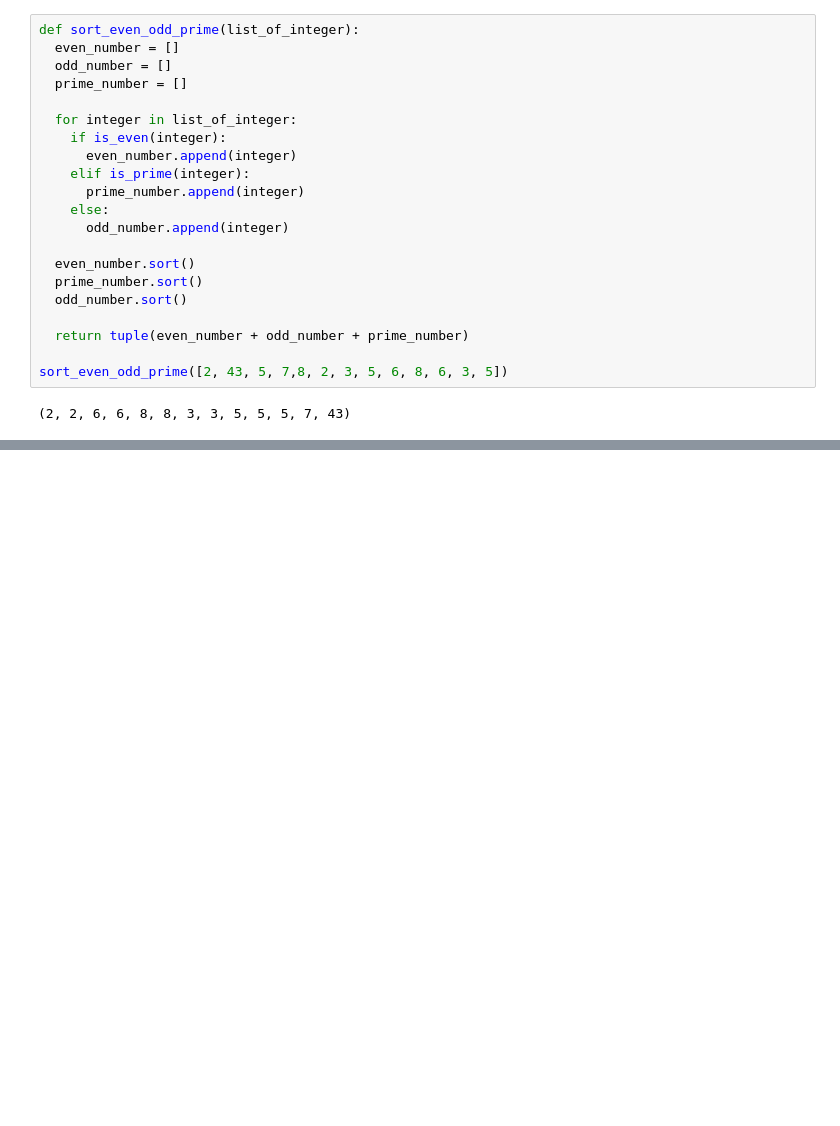
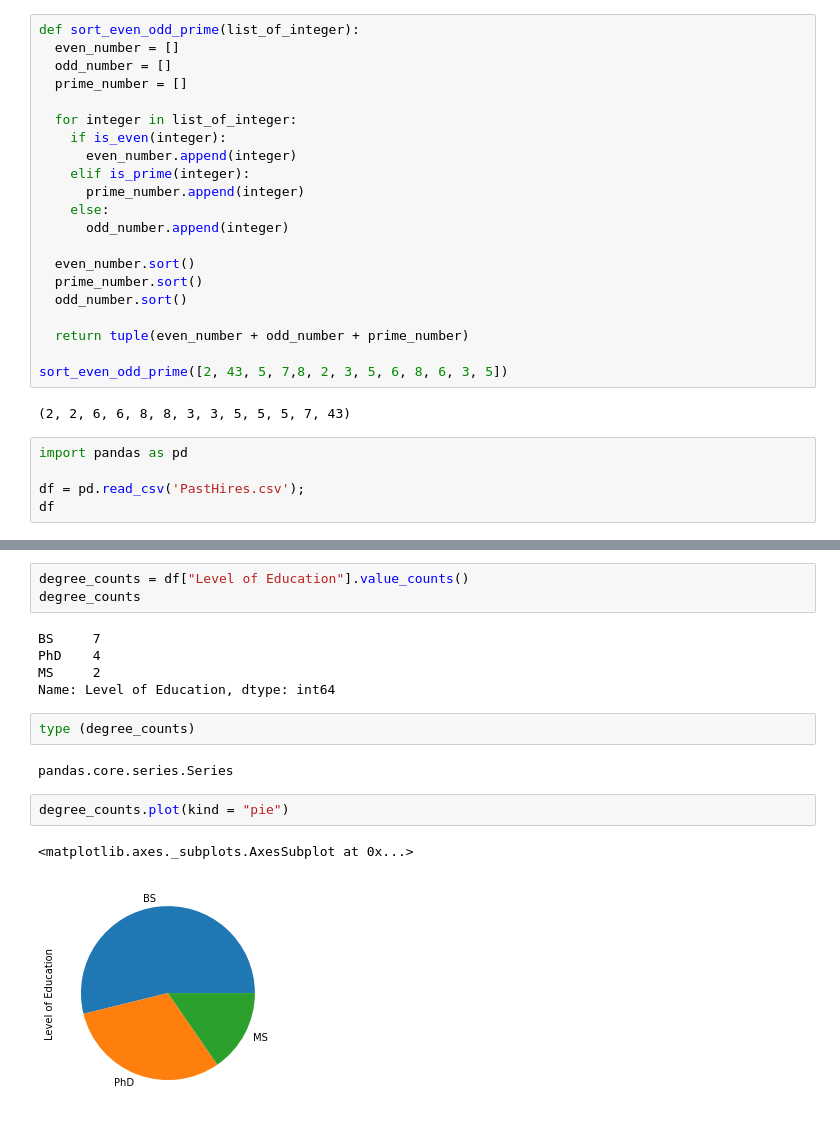
Before and after one commit to Abdullah-ohida/DSFML, a Jupyter notebook: Copy_of_Data_science.ipynb, the cells around one changed output, grey strips where cells are left out. Drawn from its saved outputs; the diff is of its cells as text; blank space fills up the shorter version.

```diff
--- a/Copy_of_Data_science.ipynb
+++ b/Copy_of_Data_science.ipynb
@@ -55,3 +55,8 @@ def sort_even_odd_prime(list_of_integer):
 sort_even_odd_prime([2, 43, 5, 7,8, 2, 3, 5, 6, 8, 6, 3, 5])
 # %% [output]
 (2, 2, 6, 6, 8, 8, 3, 3, 5, 5, 5, 7, 43)
+# %%
+import pandas as pd
+
+df = pd.read_csv('PastHires.csv');
+df
@@ -57,0 +191,17 @@ sort_even_odd_prime([2, 43, 5, 7,8, 2, 3, 5, 6, 8, 6, 3, 5])
+# %%
+degree_counts = df["Level of Education"].value_counts()
+degree_counts
+# %% [output]
+BS     7
+PhD    4
+MS     2
+Name: Level of Education, dtype: int64
+# %%
+type (degree_counts)
+# %% [output]
+pandas.core.series.Series
+# %%
+degree_counts.plot(kind = "pie")
+# %% [output]
+<matplotlib.axes._subplots.AxesSubplot at 0x...>
+[figure, added]
```
Also changed, not shown: parts of 18 cells of this notebook.
